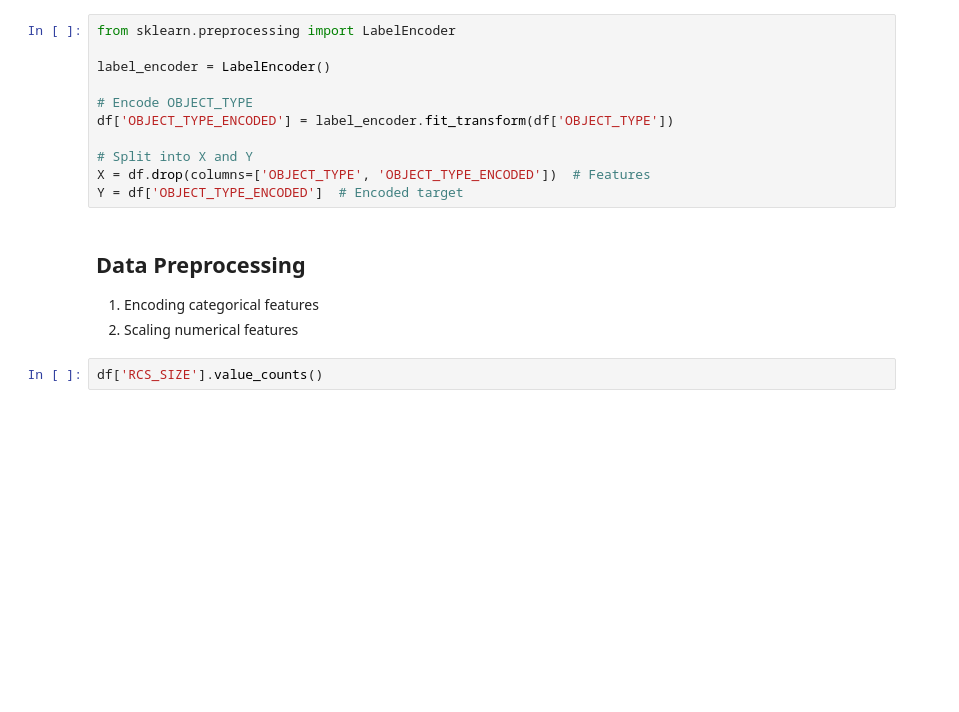
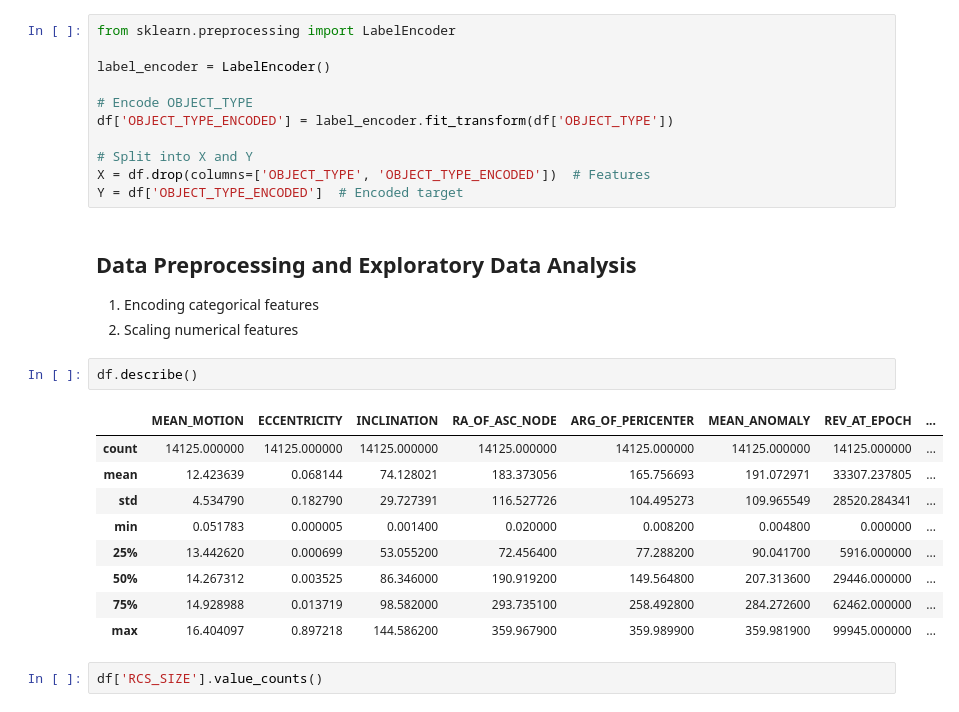
Before and after one commit to soumya-jp/space_debris, a Jupyter notebook: EDA.ipynb, the cells around one changed output. Saved outputs shown, nothing was run; the diff lists cells and outputs as text; blank space fills up the shorter version.

```diff
--- a/EDA.ipynb
+++ b/EDA.ipynb
@@ -173,9 +174,21 @@ df['OBJECT_TYPE_ENCODED'] = label_encoder.fit_transform(df['OBJECT_TYPE'])
 X = df.drop(columns=['OBJECT_TYPE', 'OBJECT_TYPE_ENCODED'])  # Features
 Y = df['OBJECT_TYPE_ENCODED']  # Encoded target
 # %% [markdown]
-## Data Preprocessing
+## Data Preprocessing and Exploratory Data Analysis
 1. Encoding categorical features
 2. Scaling numerical features
+# %%
+df.describe()
+# %% [output]
+|  | MEAN_MOTION | ECCENTRICITY | INCLINATION | RA_OF_ASC_NODE | ARG_OF_PERICENTER | MEAN_ANOMALY | REV_AT_EPOCH | ... |
+| count | 14125.000000 | 14125.000000 | 14125.000000 | 14125.000000 | 14125.000000 | 14125.000000 | 14125.000000 | ... |
+| mean | 12.423639 | 0.068144 | 74.128021 | 183.373056 | 165.756693 | 191.072971 | 33307.237805 | ... |
+| std | 4.534790 | 0.182790 | 29.727391 | 116.527726 | 104.495273 | 109.965549 | 28520.284341 | ... |
+| min | 0.051783 | 0.000005 | 0.001400 | 0.020000 | 0.008200 | 0.004800 | 0.000000 | ... |
+| 25% | 13.442620 | 0.000699 | 53.055200 | 72.456400 | 77.288200 | 90.041700 | 5916.000000 | ... |
+| 50% | 14.267312 | 0.003525 | 86.346000 | 190.919200 | 149.564800 | 207.313600 | 29446.000000 | ... |
+| 75% | 14.928988 | 0.013719 | 98.582000 | 293.735100 | 258.492800 | 284.272600 | 62462.000000 | ... |
+| max | 16.404097 | 0.897218 | 144.586200 | 359.967900 | 359.989900 | 359.981900 | 99945.000000 | ... |
 # %%
 df['RCS_SIZE'].value_counts()
 # %% [output]
```
Also changed, not shown: parts of 8 cells of this notebook.
